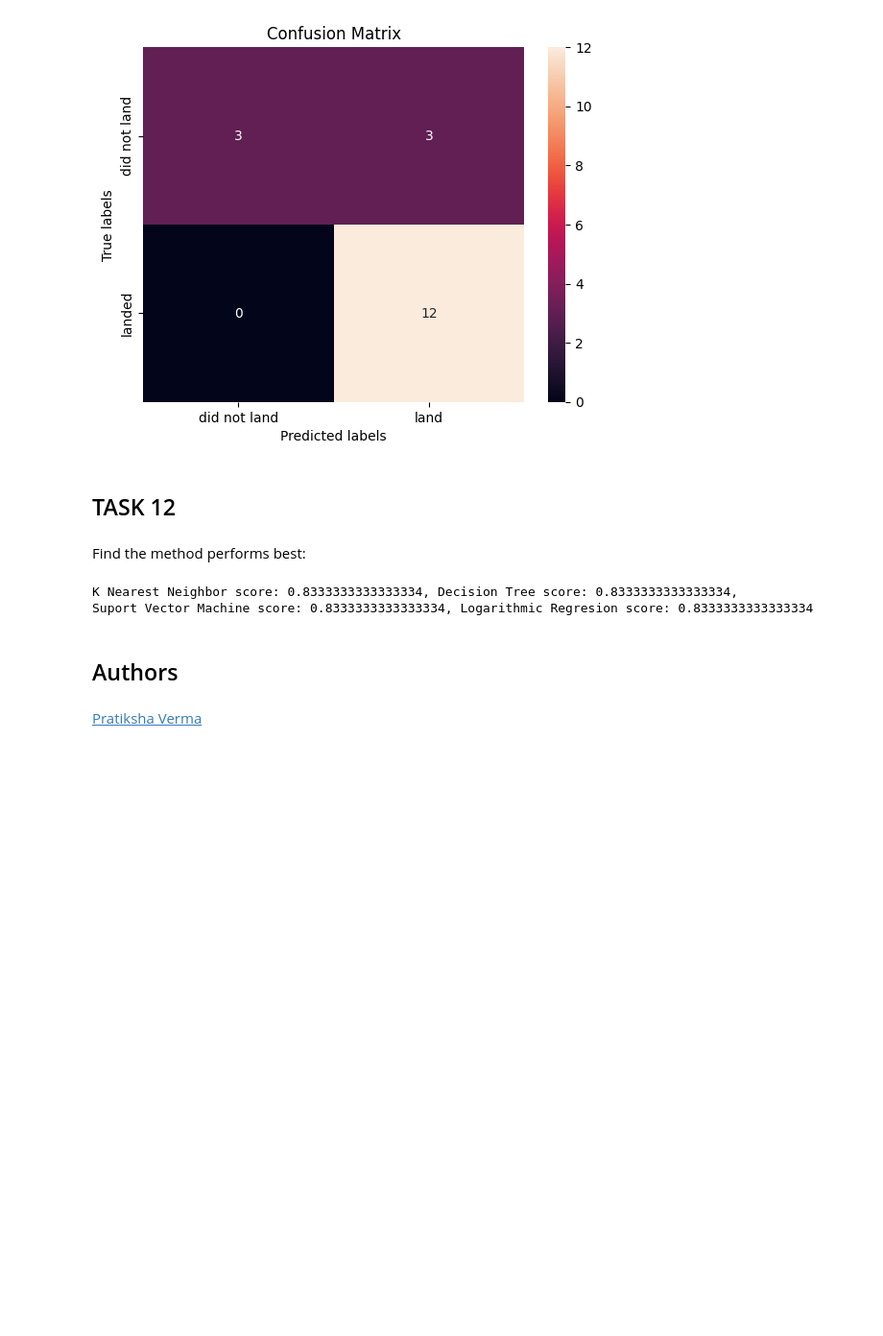
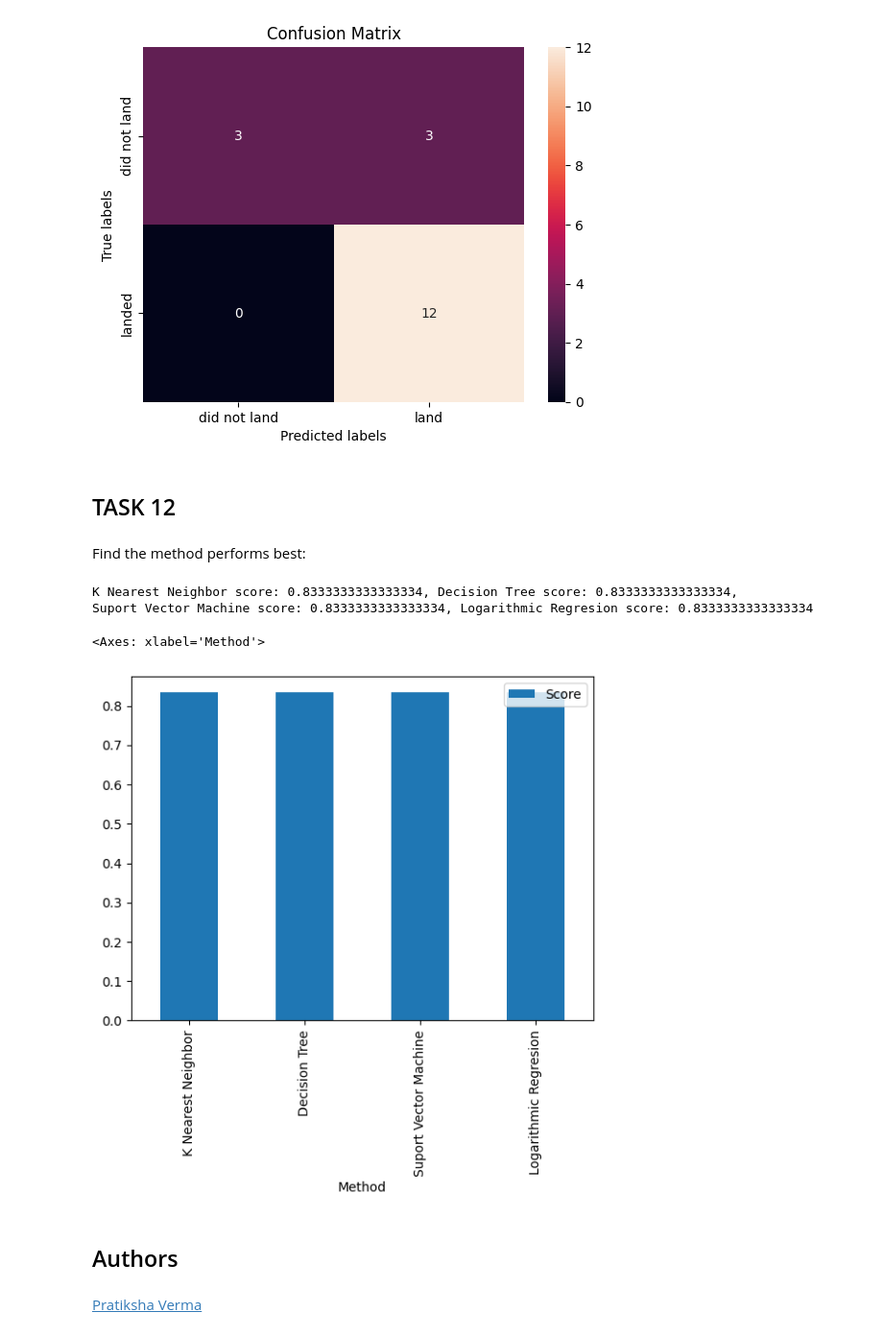
Before and after one commit to RAZermenoSaracho/IBM-Data-Science-Professional-Certificate, a Jupyter notebook: SpaceX_Machine_Learning_Prediction_Part_5.ipynb, the cells around one changed output. Shown at 96% size. Drawn from its saved outputs; the diff is of its cells as text; code cells hidden in the pictures; blank space fills up the shorter version.

```diff
--- a/SpaceX_Machine_Learning_Prediction_Part_5.ipynb
+++ b/SpaceX_Machine_Learning_Prediction_Part_5.ipynb
@@ -364,14 +364,24 @@ Find the method performs best:
 # %%
 knn_cv_score = knn_cv.score(X_test, Y_test)
 tree_cv_score = tree_cv.score(X_test,Y_test)
 svm_cv_score = svm_cv.score(X_test,Y_test)
 logreg_cv_score = logreg_cv.score(X_test,Y_test)
 
 print(f'K Nearest Neighbor score: {knn_cv_score}, Decision Tree score: {tree_cv_score}, \n'
 f'Suport Vector Machine score: {svm_cv_score}, Logarithmic Regresion score: {logreg_cv_score}')
+
+method_score = {
+    'Method': ['K Nearest Neighbor', 'Decision Tree', 'Suport Vector Machine', 'Logarithmic Regresion'],
+    'Score': [knn_cv_score, tree_cv_score, svm_cv_score, logreg_cv_score]
+}
+
+df_ms = pd.DataFrame(method_score)
+df_ms.plot.bar(x='Method', y='Score')
 # %% [output]
 K Nearest Neighbor score: 0.8333333333333334, Decision Tree score: 0.8333333333333334,
 Suport Vector Machine score: 0.8333333333333334, Logarithmic Regresion score: 0.8333333333333334
+<Axes: xlabel='Method'>
+[figure, added]
 # %% [markdown]
 ## Authors
 # %% [markdown]
```
Also changed, not shown: parts of 3 cells of this notebook.
